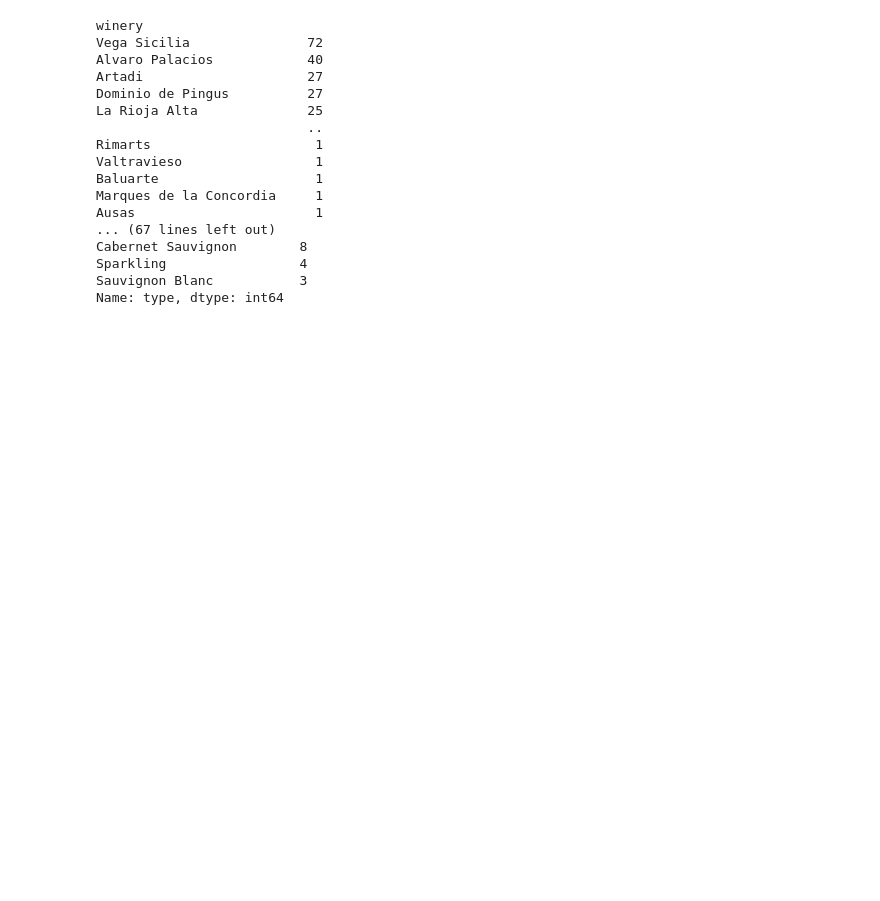
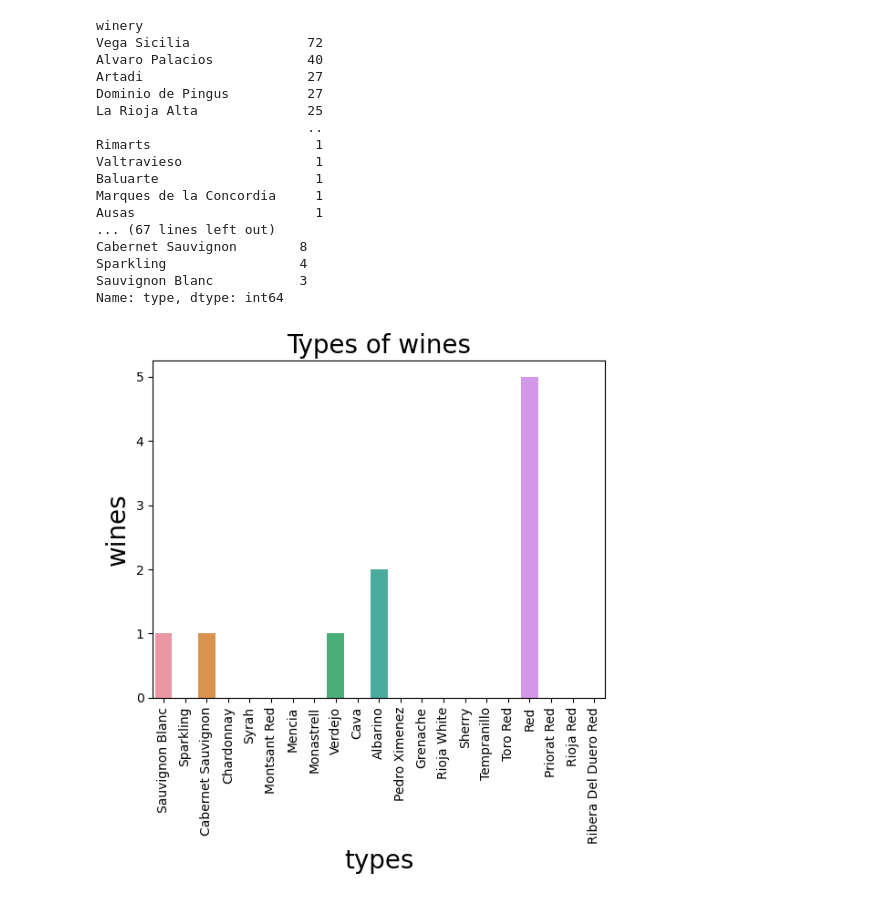
Before and after one commit to Juribe7980/Project-1, a Jupyter notebook: Project_2_part_2.ipynb, the cells around one changed output. Saved outputs shown, nothing was run; the diff lists cells and outputs as text; code cells hidden in the pictures; blank space fills up the shorter version.

```diff
--- a/Project_2_part_2.ipynb
+++ b/Project_2_part_2.ipynb
@@ -309,3 +309,11 @@ category_tuple = (ohe, cat_selector)
 ##Create the preprocessir using make_Column transformer
 preprocessor = make_column_transformer(category_tuple,
                                        remainder='drop')
+# %%
+ax = sns.countplot(data = df, x = 'wine', order =
+df['type'].value_counts(ascending = True).index)
+plt.xticks(rotation=90);
+ax.set_title('Types of wines', fontsize=20); ax.set_ylabel('wines', fontsize=20);
+ax.set_xlabel('types', fontsize=20);
+# %% [output]
+[figure, added]
```
Also changed, not shown: parts of 2 cells of this notebook.
